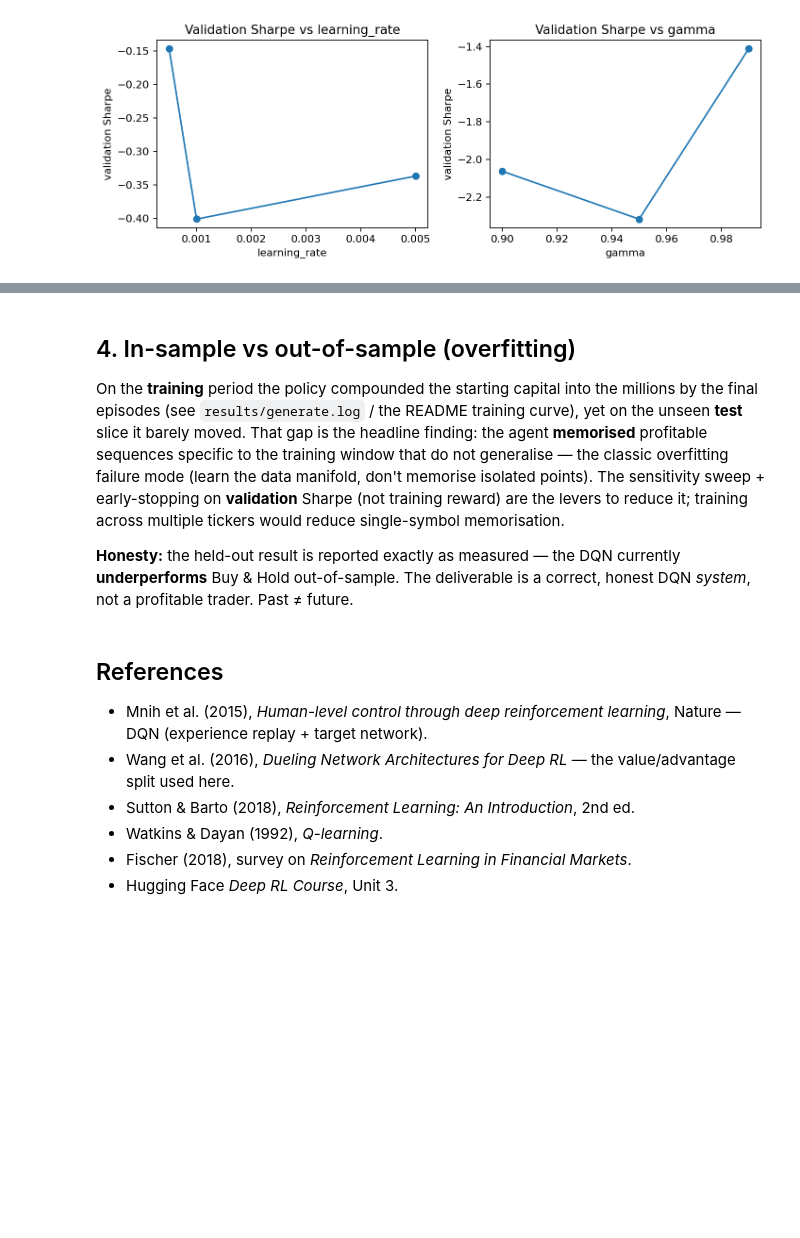
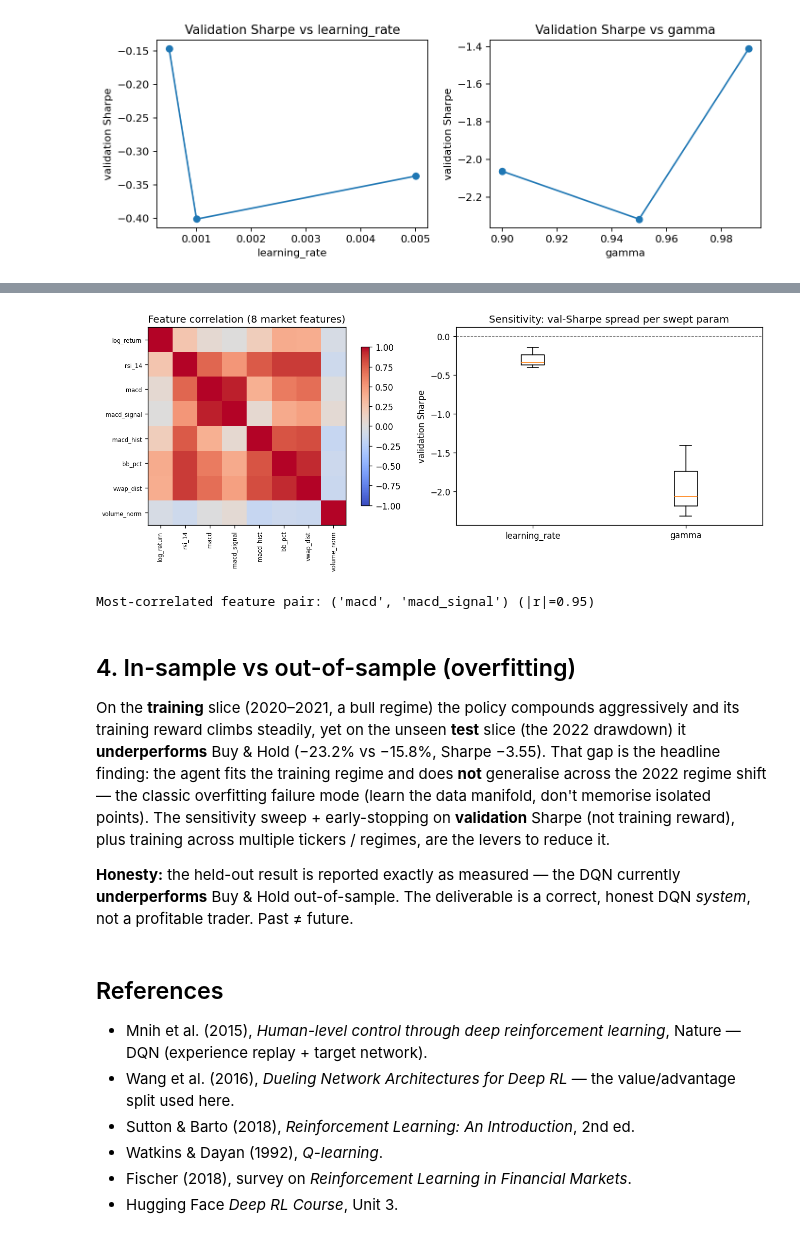
Before and after one commit to adirelm/StockTradingDQN, a Jupyter notebook: notebooks/analysis.ipynb, the cells around one changed output, grey strips where cells are left out. Drawn from its saved outputs; the diff is of its cells as text; code cells hidden in the pictures; blank space fills up the shorter version.

```diff
--- a/notebooks/analysis.ipynb
+++ b/notebooks/analysis.ipynb
@@ -133,13 +140,45 @@ H3 (val Sharpe sensitive to lr): SUPPORTED (spread 0.254)
+# %%
+import sys; sys.path.insert(0, str(root / 'src'))
+import numpy as np
+import matplotlib.pyplot as plt
+from tradedqn.config import load_config
+from tradedqn.features.preprocessor import Preprocessor
+
+# (a) Feature-correlation heatmap — computed from the committed AAPL.csv via the Preprocessor
+cfg = load_config(str(root / 'config' / 'config.yaml'))
+ohlcv = pd.read_csv(root / 'data' / 'raw' / 'AAPL.csv', index_col='Date', parse_dates=True)
+corr = Preprocessor(cfg.features).compute(ohlcv).corr()
+
+fig, (axh, axb) = plt.subplots(1, 2, figsize=(12, 4.5), dpi=120)
+im = axh.imshow(corr.values, cmap='coolwarm', vmin=-1, vmax=1)
+axh.set_xticks(range(len(corr))); axh.set_xticklabels(corr.columns, rotation=90, fontsize=7)
+axh.set_yticks(range(len(corr))); axh.set_yticklabels(corr.columns, fontsize=7)
+axh.set_title('Feature correlation (8 market features)')
+fig.colorbar(im, ax=axh, shrink=0.8)
+
+# (b) Sensitivity box-plot — validation-Sharpe spread per swept hyperparameter
+axb.boxplot([[r['val_sharpe'] for r in rows] for rows in sweep.values()])
+axb.set_xticklabels(list(sweep.keys()))
+axb.axhline(0.0, color='gray', lw=0.8, ls='--')
+axb.set_ylabel('validation Sharpe')
+axb.set_title('Sensitivity: val-Sharpe spread per swept param')
+fig.tight_layout(); plt.show()
+
+_pair = corr.abs().where(~np.eye(len(corr), dtype=bool)).stack()
+print(f'Most-correlated feature pair: {_pair.idxmax()} (|r|={_pair.max():.2f})')
+# %% [output]
+[figure, added]
+Most-correlated feature pair: ('macd', 'macd_signal') (|r|=0.95)
 # %% [markdown]
 ## 4. In-sample vs out-of-sample (overfitting)
 
-On the **training** period the policy compounded the starting capital into the millions by the final
-episodes (see `results/generate.log` / the README training curve), yet on the unseen **test** slice it
-barely moved. That gap is the headline finding: the agent **memorised** profitable sequences specific to the
-training window that do not generalise — the classic overfitting failure mode (learn the data manifold,
-don't memorise isolated points). The sensitivity sweep + early-stopping on **validation** Sharpe (not
-training reward) are the levers to reduce it; training across multiple tickers would reduce single-symbol
-memorisation.
+On the **training** slice (2020–2021, a bull regime) the policy compounds aggressively and its training
+reward climbs steadily, yet on the unseen **test** slice (the 2022 drawdown) it **underperforms** Buy &
+Hold (−23.2% vs −15.8%, Sharpe −3.55). That gap is the headline finding: the agent fits the training
+regime and does **not** generalise across the 2022 regime shift — the classic overfitting failure mode
+(learn the data manifold, don't memorise isolated points). The sensitivity sweep + early-stopping on
+**validation** Sharpe (not training reward), plus training across multiple tickers / regimes, are the
+levers to reduce it.
 
 **Honesty:** the held-out result is reported exactly as measured — the DQN currently **underperforms** Buy &
 Hold out-of-sample. The deliverable is a correct, honest DQN *system*, not a profitable trader. Past ≠ future.
```
Also changed, not shown: parts of 1 cell of this notebook.
